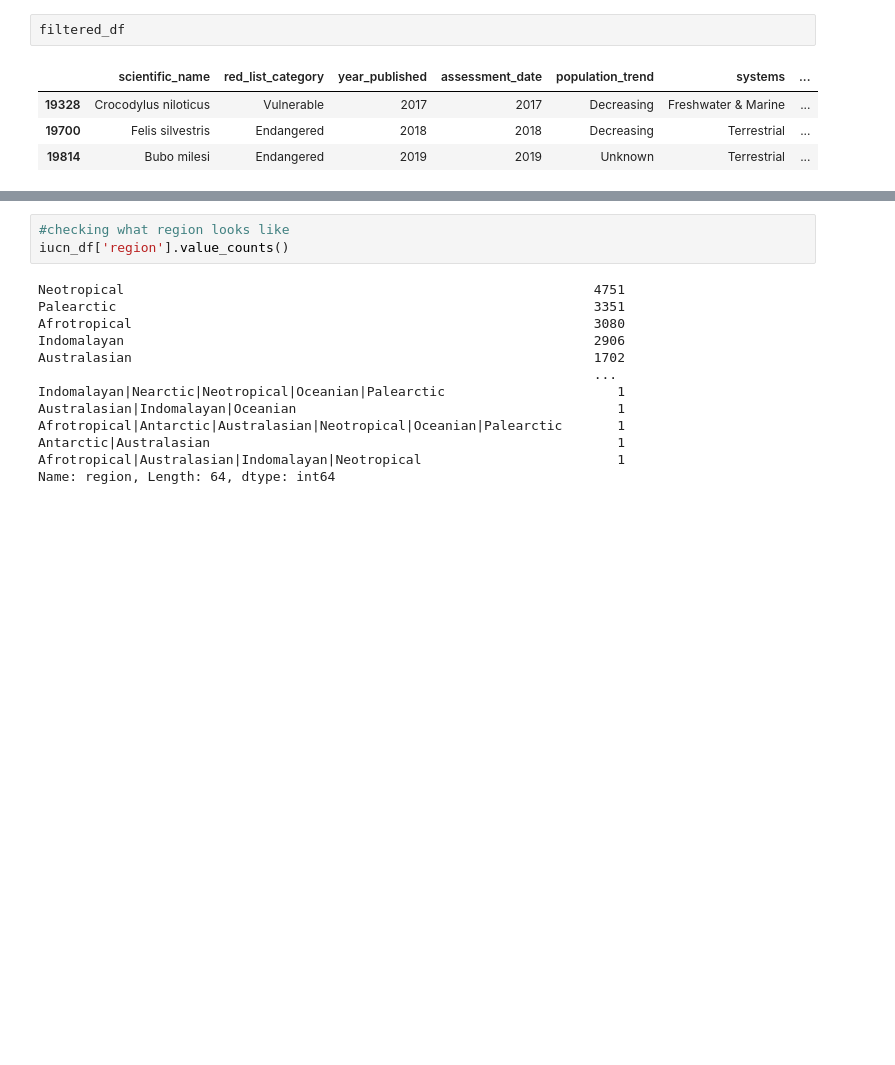
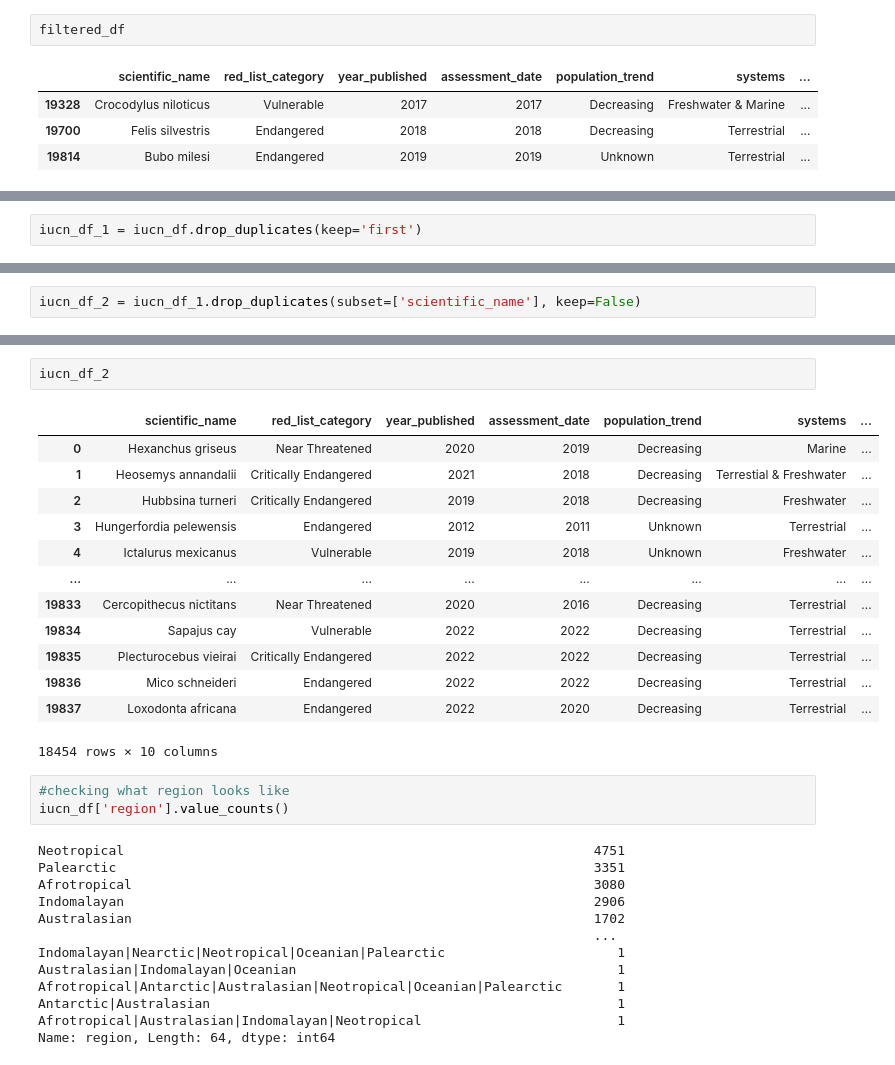
Before and after one commit to MonikaRadominska/Final_project, a Jupyter notebook: Data Cleaning cnt.ipynb, the cells around one changed output, grey strips where cells are left out. Drawn from its saved outputs; the diff is of its cells as text; blank space fills up the shorter version.

```diff
--- a/Data Cleaning cnt.ipynb
+++ b/Data Cleaning cnt.ipynb
@@ -85,0 +88,2 @@ Name: habitat, dtype: int64
+# %%
+iucn_df_1 = iucn_df.drop_duplicates(keep='first')
@@ -85,0 +105,2 @@ Name: habitat, dtype: int64
+# %%
+iucn_df_2 = iucn_df_1.drop_duplicates(subset=['scientific_name'], keep=False)
@@ -86,3 +122,19 @@ Name: habitat, dtype: int64
+# %%
+iucn_df_2
+# %% [output]
+|  | scientific_name | red_list_category | year_published | assessment_date | population_trend | systems | ... |
+| 0 | Hexanchus griseus | Near Threatened | 2020 | 2019 | Decreasing | Marine | ... |
+| 1 | Heosemys annandalii | Critically Endangered | 2021 | 2018 | Decreasing | Terrestial & Freshwater | ... |
+| 2 | Hubbsina turneri | Critically Endangered | 2019 | 2018 | Decreasing | Freshwater | ... |
+| 3 | Hungerfordia pelewensis | Endangered | 2012 | 2011 | Unknown | Terrestrial | ... |
+| 4 | Ictalurus mexicanus | Vulnerable | 2019 | 2018 | Unknown | Freshwater | ... |
+| ... | ... | ... | ... | ... | ... | ... | ... |
+| 19833 | Cercopithecus nictitans | Near Threatened | 2020 | 2016 | Decreasing | Terrestrial | ... |
+| 19834 | Sapajus cay | Vulnerable | 2022 | 2022 | Decreasing | Terrestrial | ... |
+| 19835 | Plecturocebus vieirai | Critically Endangered | 2022 | 2022 | Decreasing | Terrestrial | ... |
+| 19836 | Mico schneideri | Endangered | 2022 | 2022 | Decreasing | Terrestrial | ... |
+| 19837 | Loxodonta africana | Endangered | 2022 | 2020 | Decreasing | Terrestrial | ... |
+18454 rows × 10 columns
 # %%
 #checking what region looks like
 iucn_df['region'].value_counts()
```
Also changed, not shown: parts of 50 cells of this notebook, 3 other files.
